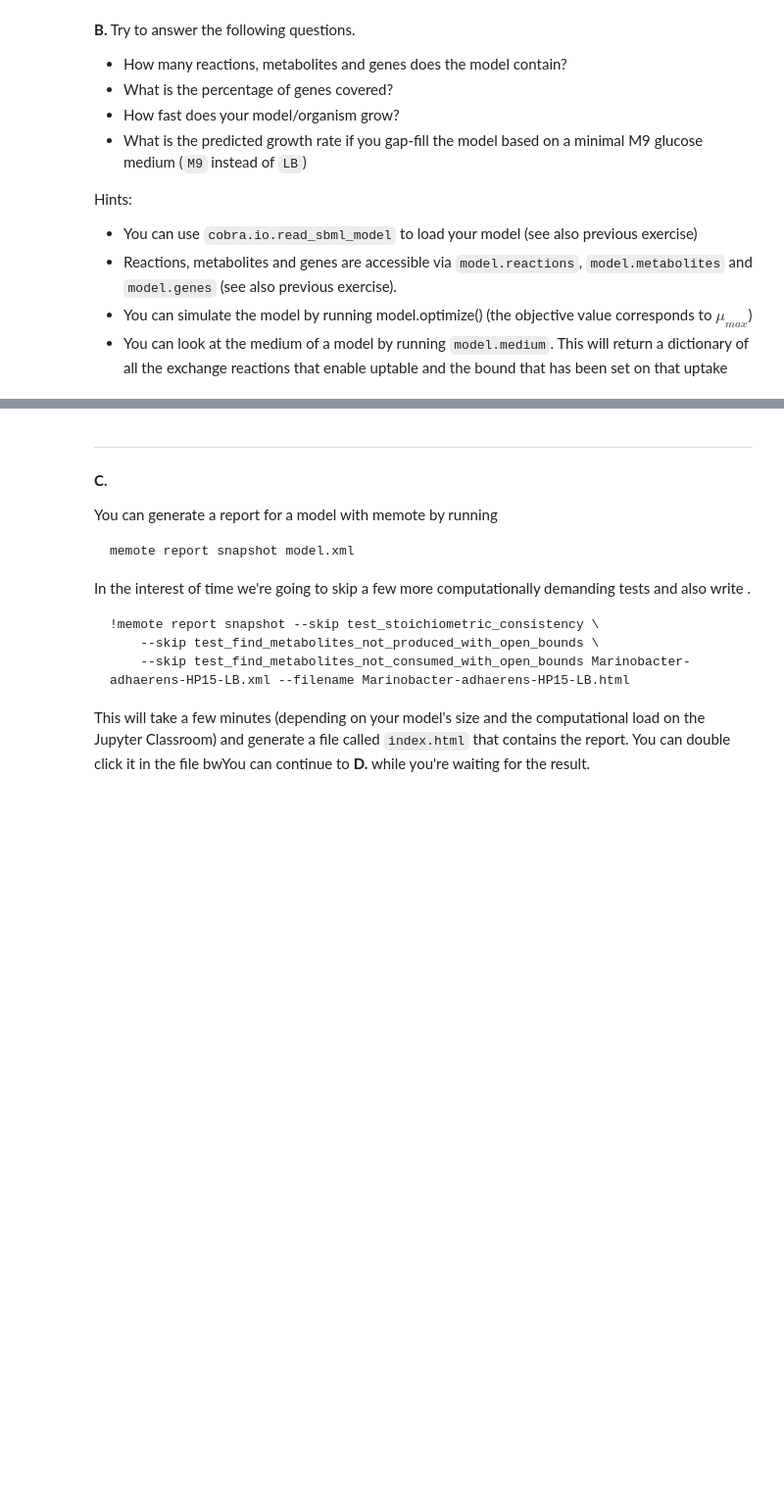
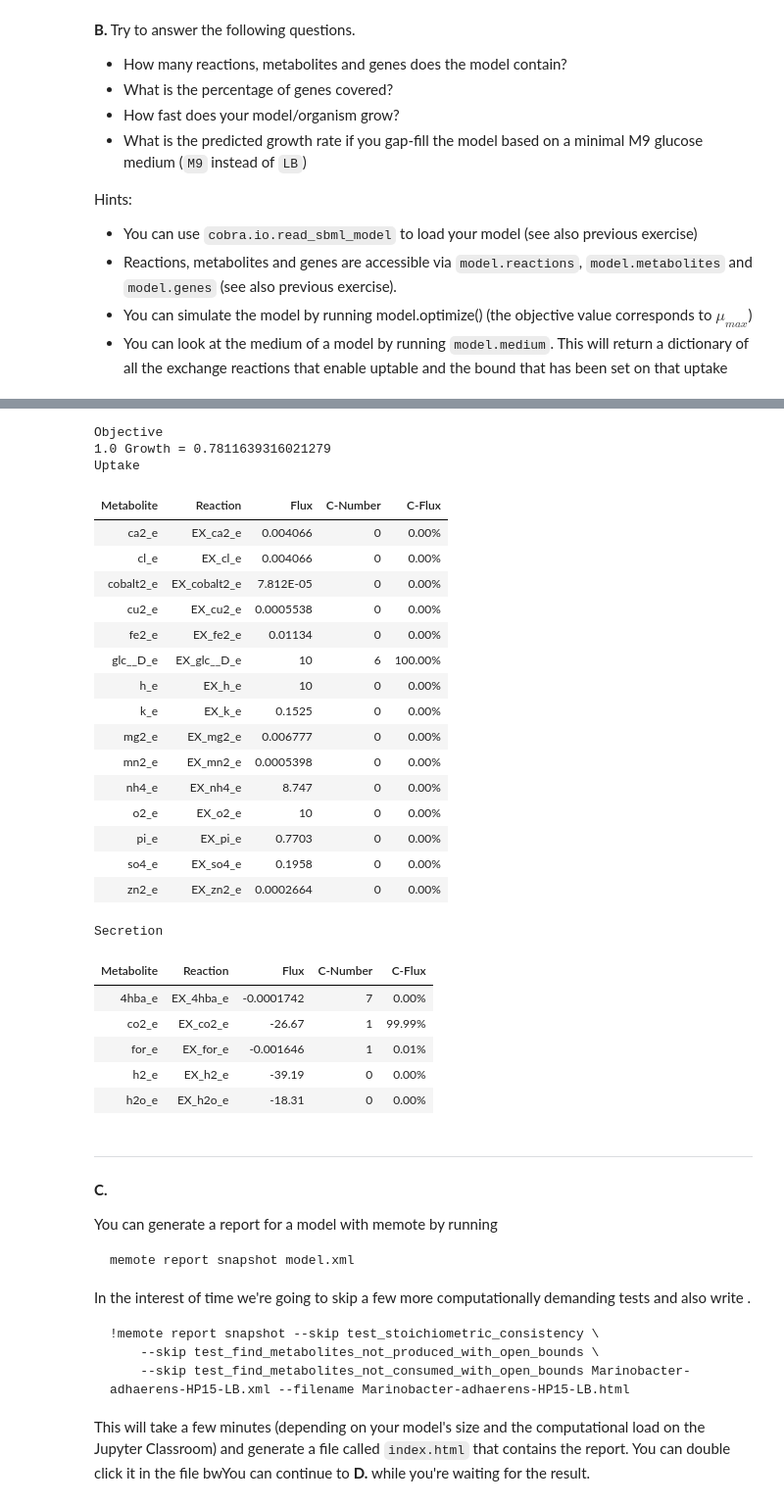
Before and after one commit to viktorht/course-materials, a Jupyter notebook: session5-exercise/reconstruction-of-gsm_viktor.ipynb, the cells around one changed output, grey strips where cells are left out. Shown at 98% size. Cells and saved outputs as stored; diff of their text form; code cells hidden in the pictures; blank space fills up the shorter version.

```diff
--- a/session5-exercise/reconstruction-of-gsm_viktor.ipynb
+++ b/session5-exercise/reconstruction-of-gsm_viktor.ipynb
@@ -68,0 +101,3 @@ model = read_sbml_model('Marinobacter-adhaerens-HP15-LB.xml')
+# %%
+model_m9 = read_sbml_model('Marinobacter-adhaerens-HP15-M9.xml')
+model_m9
@@ -69,3 +112,33 @@ model = read_sbml_model('Marinobacter-adhaerens-HP15-LB.xml')
+# %%
+model_m9.optimize()
+model_m9.summary()
+# %% [output]
+Objective
+1.0 Growth = 0.7811639316021279
+Uptake
+| Metabolite | Reaction | Flux | C-Number | C-Flux |
+| ca2_e | EX_ca2_e | 0.004066 | 0 | 0.00% |
+| cl_e | EX_cl_e | 0.004066 | 0 | 0.00% |
+| cobalt2_e | EX_cobalt2_e | 7.812E-05 | 0 | 0.00% |
+| cu2_e | EX_cu2_e | 0.0005538 | 0 | 0.00% |
+| fe2_e | EX_fe2_e | 0.01134 | 0 | 0.00% |
+| glc__D_e | EX_glc__D_e | 10 | 6 | 100.00% |
+| h_e | EX_h_e | 10 | 0 | 0.00% |
+| k_e | EX_k_e | 0.1525 | 0 | 0.00% |
+| mg2_e | EX_mg2_e | 0.006777 | 0 | 0.00% |
+| mn2_e | EX_mn2_e | 0.0005398 | 0 | 0.00% |
+| nh4_e | EX_nh4_e | 8.747 | 0 | 0.00% |
+| o2_e | EX_o2_e | 10 | 0 | 0.00% |
+| pi_e | EX_pi_e | 0.7703 | 0 | 0.00% |
+| so4_e | EX_so4_e | 0.1958 | 0 | 0.00% |
+| zn2_e | EX_zn2_e | 0.0002664 | 0 | 0.00% |
+Secretion
+| Metabolite | Reaction | Flux | C-Number | C-Flux |
+| 4hba_e | EX_4hba_e | -0.0001742 | 7 | 0.00% |
+| co2_e | EX_co2_e | -26.67 | 1 | 99.99% |
+| for_e | EX_for_e | -0.001646 | 1 | 0.01% |
+| h2_e | EX_h2_e | -39.19 | 0 | 0.00% |
+| h2o_e | EX_h2o_e | -18.31 | 0 | 0.00% |
 # %% [markdown]
 ***
 **C.**
```
Also changed, not shown: parts of 9 cells of this notebook.
